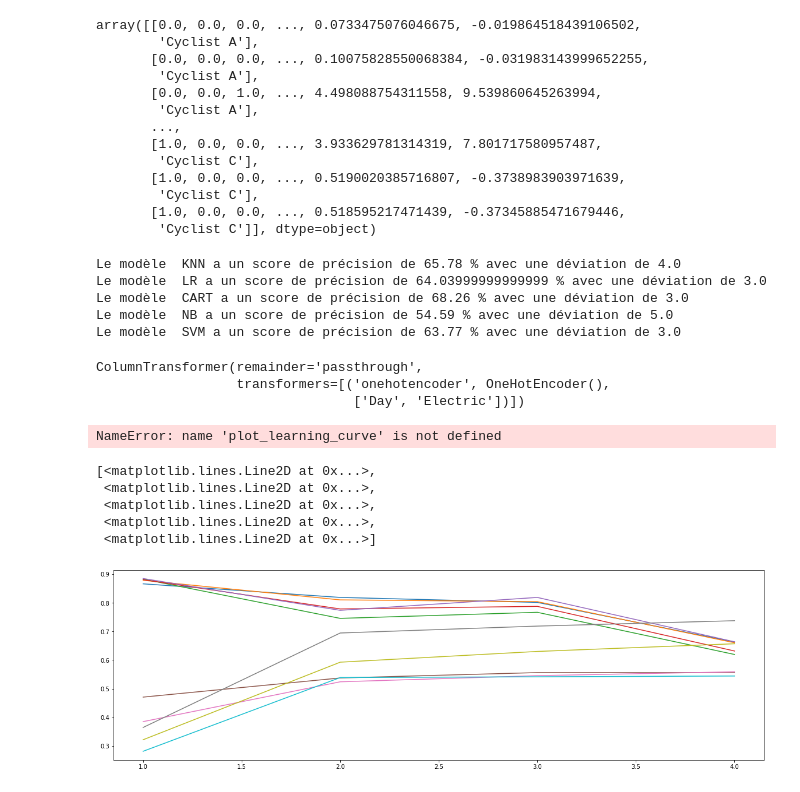
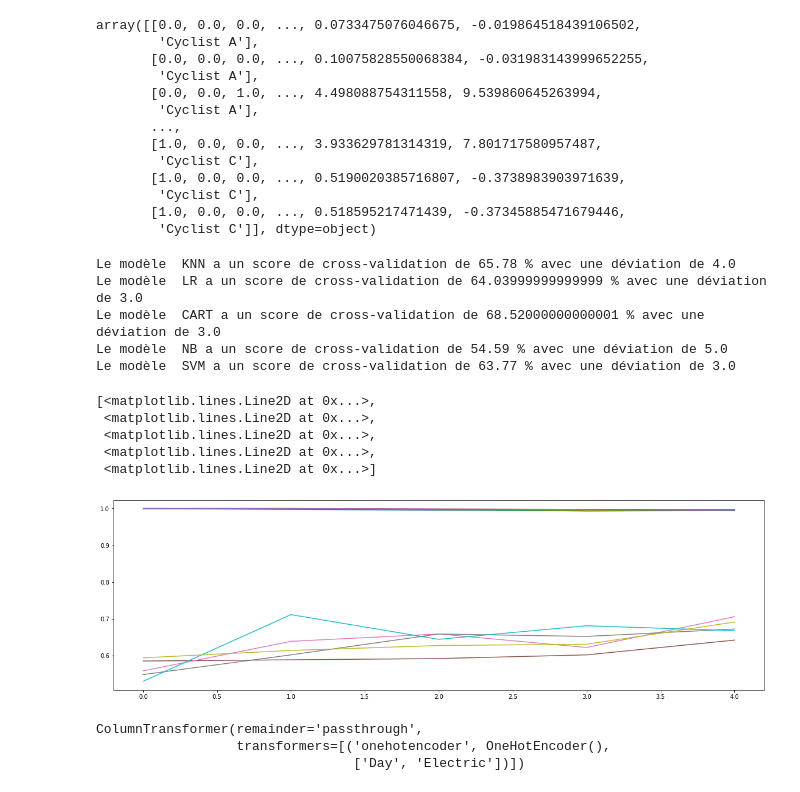
Before and after one commit to Anassidr/Velib_data_analysis, a Jupyter notebook: Velib_data_analysis.ipynb, the cells around one changed output. Saved outputs shown, nothing was run; the diff lists cells and outputs as text; code cells hidden in the pictures.

```diff
--- a/Velib_data_analysis.ipynb
+++ b/Velib_data_analysis.ipynb
@@ -534,9 +544,7 @@ ohe.categories_
 [array(['no', 'yes'], dtype=object)]
 # %%
 # On transforme uniquement les colonnes Day et Electric
-column_trans = make_column_transformer(
-    (OneHotEncoder(),['Day','Electric']),remainder='passthrough'
-)
+column_trans = make_column_transformer((OneHotEncoder(),['Day','Electric']),remainder='passthrough')
 # %%
 # pipeline
 cols = ['scaled_avg_speed','scaled_distance','Day','Electric','scaled_hours','Cyclist']
@@ -585,13 +596,32 @@ for name, model in models:
 	training_score = cross_val_score(pipe, X_train, y_train, cv=kfold, scoring='accuracy')
 	results.append(training_score)
 	names.append(name)
-	print("Le modèle ", name, "a un score de précision de", round(training_score.mean(), 4) * 100, "% avec une déviation de",round(training_score.std(),2)*100)
+	print("Le modèle ", name, "a un score de cross-validation de", round(training_score.mean(), 4) * 100, "% avec une déviation de",round(training_score.std(),2)*100)
 # %% [output]
-Le modèle  KNN a un score de précision de 65.78 % avec une déviation de 4.0
-Le modèle  LR a un score de précision de 64.03999999999999 % avec une déviation de 3.0
-Le modèle  CART a un score de précision de 68.26 % avec une déviation de 3.0
-Le modèle  NB a un score de précision de 54.59 % avec une déviation de 5.0
-Le modèle  SVM a un score de précision de 63.77 % avec une déviation de 3.0
+Le modèle  KNN a un score de cross-validation de 65.78 % avec une déviation de 4.0
+Le modèle  LR a un score de cross-validation de 64.03999999999999 % avec une déviation de 3.0
+Le modèle  CART a un score de cross-validation de 68.52000000000001 % avec une déviation de 3.0
+Le modèle  NB a un score de cross-validation de 54.59 % avec une déviation de 5.0
+Le modèle  SVM a un score de cross-validation de 63.77 % avec une déviation de 3.0
+# %%
+# Notre meilleur score de CV est 68% avec le modèle CART.
+
+# Plot learning curve !!
+
+from sklearn.model_selection import validation_curve
+from sklearn.model_selection import learning_curve
+from sklearn.linear_model import Ridge
+train_sizes, train_scores, valid_scores = learning_curve(make_pipeline(column_trans, DecisionTreeClassifier()), X_train, y_train, cv=5)
+
+plt.plot(train_scores)
+plt.plot(valid_scores)
+# %% [output]
+[<matplotlib.lines.Line2D at 0x...>,
+ <matplotlib.lines.Line2D at 0x...>,
+ <matplotlib.lines.Line2D at 0x...>,
+ <matplotlib.lines.Line2D at 0x...>,
+ <matplotlib.lines.Line2D at 0x...>]
+[figure, added]
 # %%
 column_trans
 # %% [output]
@@ -603,17 +633,5 @@ from sklearn.model_selection import ShuffleSplit
 from sklearn.model_selection import learning_curve
 
 cv = ShuffleSplit(n_splits=100, test_size=0.2, random_state=42)
-plot_learning_curve(models[0], X_train, Y_train, (0.87, 1.01), cv=cv, n_jobs=4)
+# plot_learning_curve(models[0], X_train, Y_train, (0.87, 1.01), cv=cv, n_jobs=4)
-# %% [output]
-NameError: name 'plot_learning_curve' is not defined
-# %%
-plt.plot(train_scores)
-plt.plot(valid_scores)
-# %% [output]
-[<matplotlib.lines.Line2D at 0x...>,
- <matplotlib.lines.Line2D at 0x...>,
- <matplotlib.lines.Line2D at 0x...>,
- <matplotlib.lines.Line2D at 0x...>,
- <matplotlib.lines.Line2D at 0x...>]
-[figure, removed]
 # %%
```
Also changed, not shown: parts of 13 cells of this notebook.
